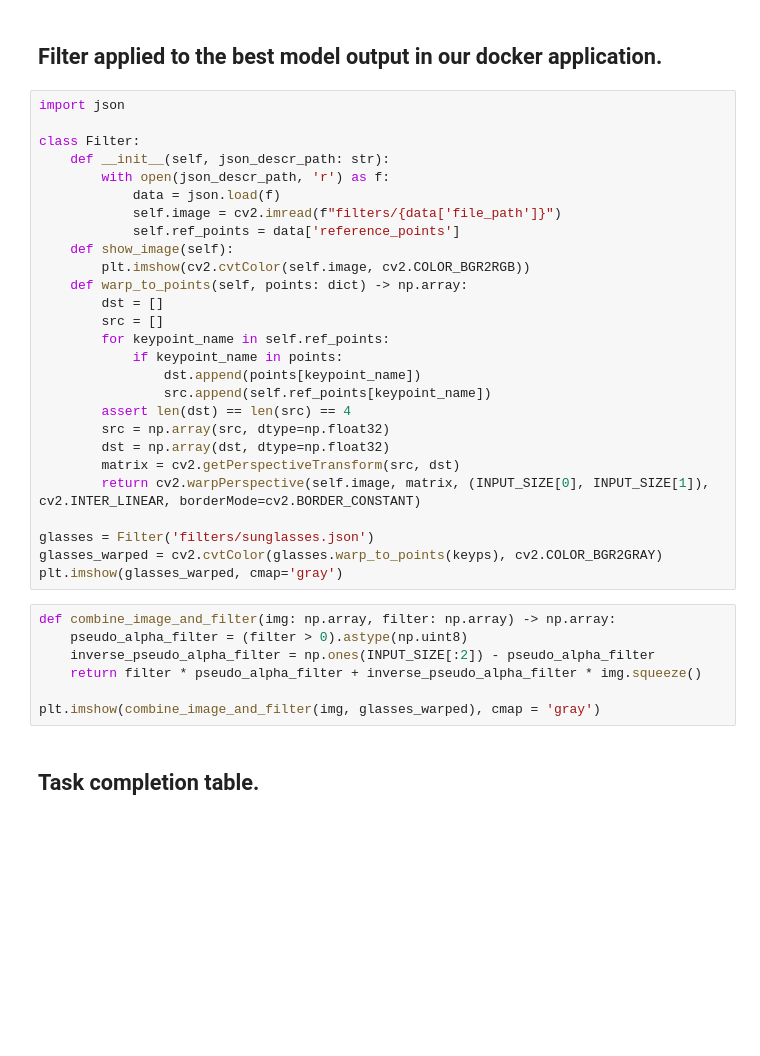
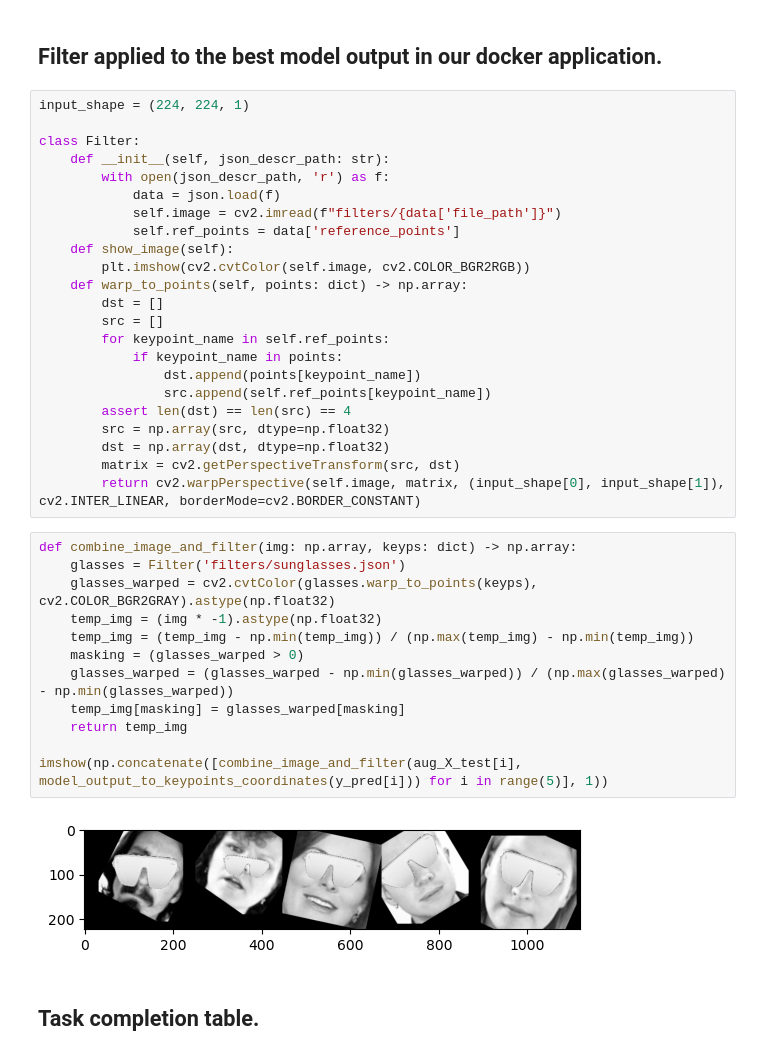
Before and after one commit to ekohachi22/CV-project3, a Jupyter notebook: testing_notebook.ipynb, the cells around one changed output. Drawn from its saved outputs; the diff is of its cells as text; blank space fills up the shorter version.

```diff
--- a/testing_notebook.ipynb
+++ b/testing_notebook.ipynb
@@ -640,7 +799,7 @@ The following results inform us, that the forth model is the best out of all the
 # %% [markdown]
 ## Filter applied to the best model output in our docker application.
 # %%
-import json
+input_shape = (224, 224, 1)
 
 class Filter:
     def __init__(self, json_descr_path: str):
@@ -661,18 +820,21 @@ class Filter:
         src = np.array(src, dtype=np.float32)
         dst = np.array(dst, dtype=np.float32)
         matrix = cv2.getPerspectiveTransform(src, dst)
-        return cv2.warpPerspective(self.image, matrix, (INPUT_SIZE[0], INPUT_SIZE[1]), cv2.INTER_LINEAR, borderMode=cv2.BORDER_CONSTANT)
-
-glasses = Filter('filters/sunglasses.json')
-glasses_warped = cv2.cvtColor(glasses.warp_to_points(keyps), cv2.COLOR_BGR2GRAY)
-plt.imshow(glasses_warped, cmap='gray')
+        return cv2.warpPerspective(self.image, matrix, (input_shape[0], input_shape[1]), cv2.INTER_LINEAR, borderMode=cv2.BORDER_CONSTANT)
-# %%
-def combine_image_and_filter(img: np.array, filter: np.array) -> np.array:
-    pseudo_alpha_filter = (filter > 0).astype(np.uint8)
-    inverse_pseudo_alpha_filter = np.ones(INPUT_SIZE[:2]) - pseudo_alpha_filter
-    return filter * pseudo_alpha_filter + inverse_pseudo_alpha_filter * img.squeeze()
-
-plt.imshow(combine_image_and_filter(img, glasses_warped), cmap = 'gray')
+# %%
+def combine_image_and_filter(img: np.array, keyps: dict) -> np.array:
+    glasses = Filter('filters/sunglasses.json')
+    glasses_warped = cv2.cvtColor(glasses.warp_to_points(keyps), cv2.COLOR_BGR2GRAY).astype(np.float32)
+    temp_img = (img * -1).astype(np.float32)
+    temp_img = (temp_img - np.min(temp_img)) / (np.max(temp_img) - np.min(temp_img))
+    masking = (glasses_warped > 0)
+    glasses_warped = (glasses_warped - np.min(glasses_warped)) / (np.max(glasses_warped) - np.min(glasses_warped))
+    temp_img[masking] = glasses_warped[masking]
+    return temp_img
+
+imshow(np.concatenate([combine_image_and_filter(aug_X_test[i], model_output_to_keypoints_coordinates(y_pred[i])) for i in range(5)], 1))
+# %% [output]
+[figure, added]
 # %% [markdown]
 ## Task completion table.
 # %% [markdown]
```
Also changed, not shown: parts of 33 cells of this notebook, 1 other file.
